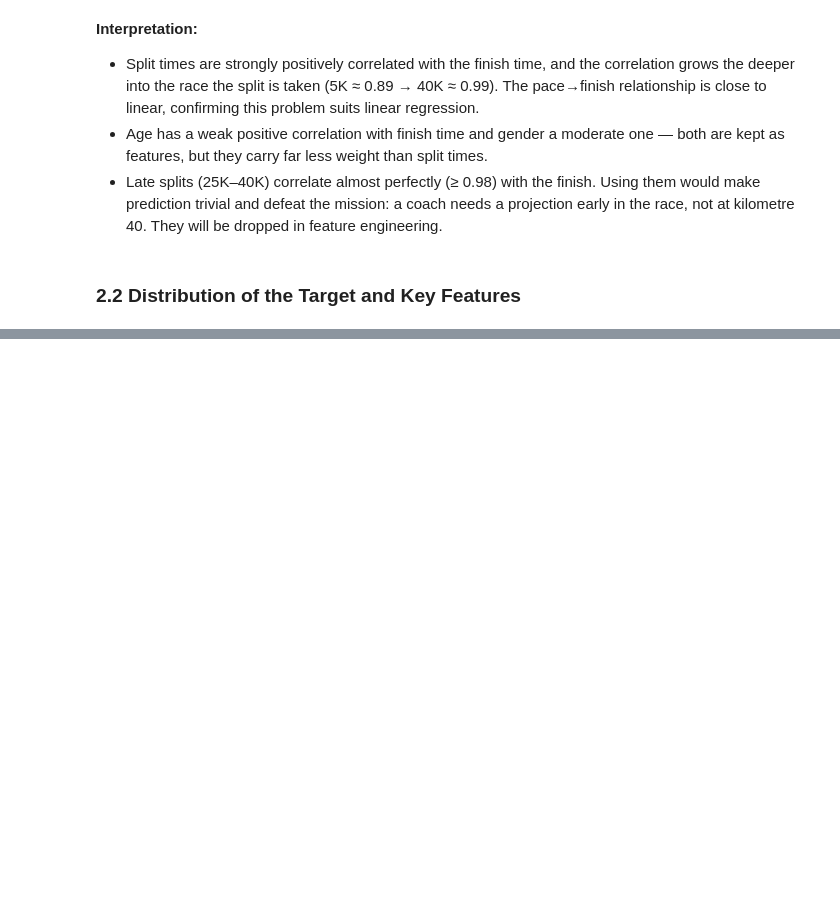
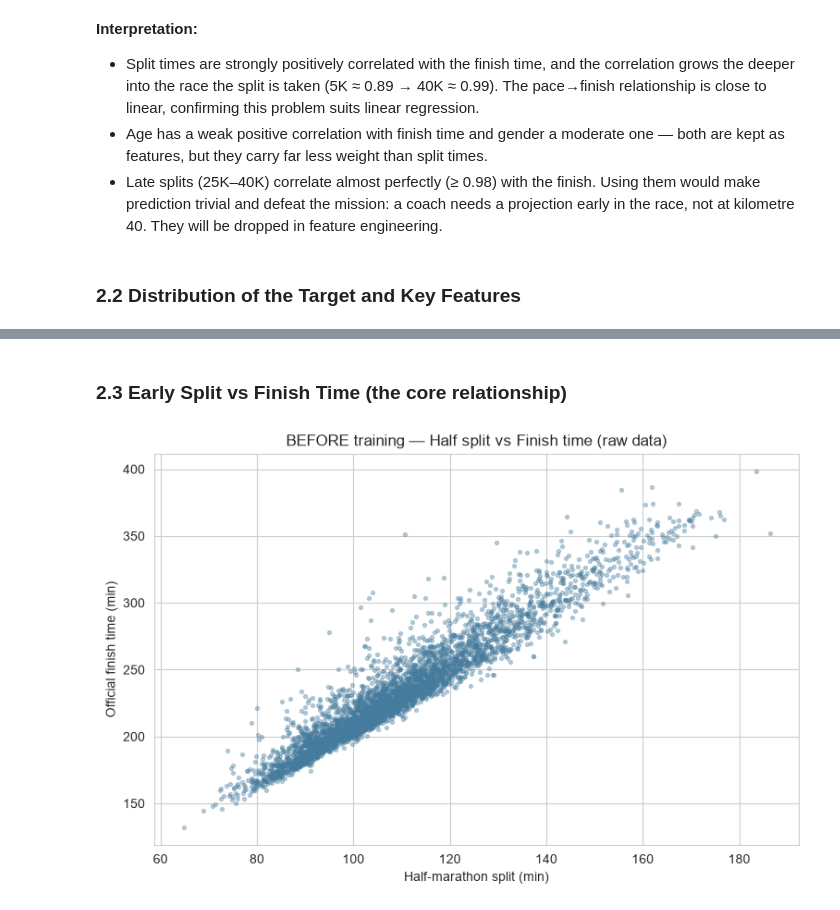
Before and after one commit to s-gasaro/linear_regression_model, a Jupyter notebook: summative/linear_regression/multivariate.ipynb, the cells around one changed output, grey strips where cells are left out. Drawn from its saved outputs; the diff is of its cells as text; code cells hidden in the pictures; blank space fills up the shorter version.

```diff
--- a/summative/linear_regression/multivariate.ipynb
+++ b/summative/linear_regression/multivariate.ipynb
@@ -92,0 +121,13 @@ plt.show()
+# %% [markdown]
+### 2.3 Early Split vs Finish Time (the core relationship)
+# %%
+sample = df.dropna(subset=["Half_min", "Finish_min"]).sample(4000, random_state=RANDOM_STATE)
+
+plt.figure(figsize=(9, 5.5))
+plt.scatter(sample["Half_min"], sample["Finish_min"], s=8, alpha=0.35, color="#457b9d")
+plt.xlabel("Half-marathon split (min)")
+plt.ylabel("Official finish time (min)")
+plt.title("BEFORE training — Half split vs Finish time (raw data)")
+plt.show()
+# %% [output]
+[figure, added]
```
Also changed, not shown: parts of 18 cells of this notebook.
